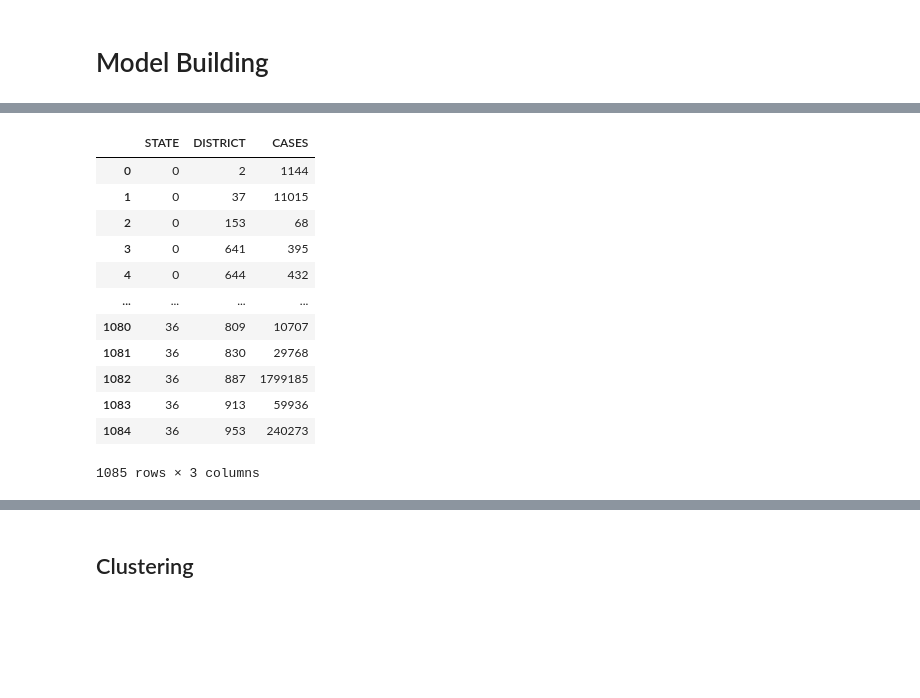
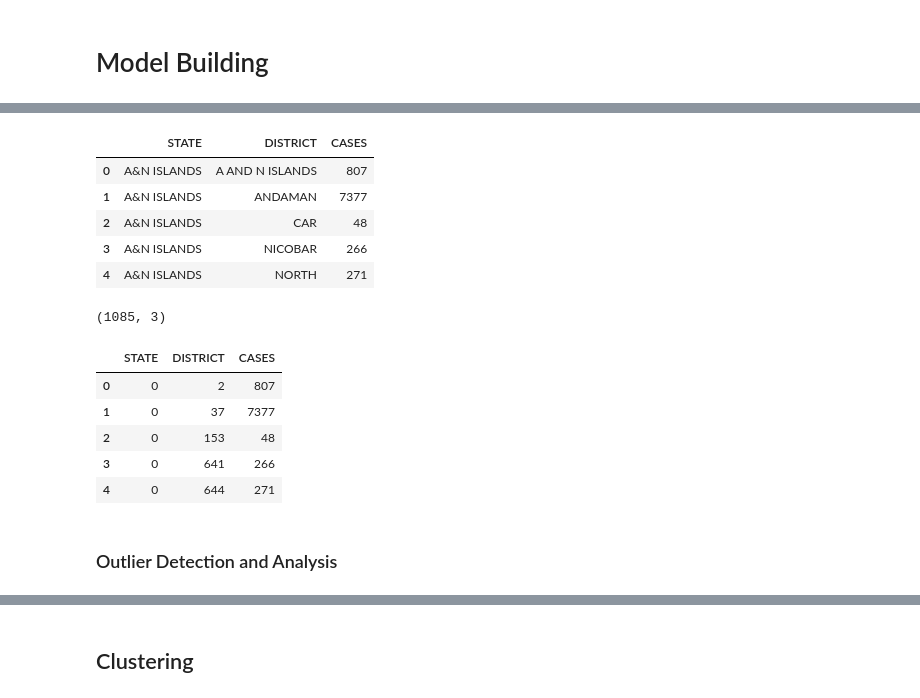
Before and after one commit to Akil-Rajendran/Crime-Data-Analysis-and-Safety-Recommendation, a Jupyter notebook: Project_Work_1_crime.ipynb, the cells around one changed output, grey strips where cells are left out. Drawn from its saved outputs; the diff is of its cells as text; code cells hidden in the pictures; blank space fills up the shorter version.

```diff
--- a/Project_Work_1_crime.ipynb
+++ b/Project_Work_1_crime.ipynb
@@ -94,14 +94,14 @@ print(cbyp_2014.shape)
 (38, 34)
 (39, 82)
 # %%
-x = dw_01_12['YEAR']
-y = dw_01_12['TOTAL IPC CRIMES']
-z = dw_01_12['STATE/UT']
-k = dw_01_12['KIDNAPPING & ABDUCTION']
-fig = plt.figure(figsize = (20, 10))
-plt.bar(x, y, color ='red', width = 0.5)
+# x = dw_01_12['YEAR']
+# y = dw_01_12['TOTAL IPC CRIMES']
+# z = dw_01_12['STATE/UT']
+# k = dw_01_12['KIDNAPPING & ABDUCTION']
+# fig = plt.figure(figsize = (20, 10))
+# plt.bar(x, y, color ='red', width = 0.5)
 
-plt.xlabel("Years")
-plt.ylabel("Crimes")
-plt.title("Crimes as per Year")
-plt.show()
+# plt.xlabel("Years")
+# plt.ylabel("Crimes")
+# plt.title("Crimes as per Year")
+# plt.show()
@@ -513,7 +501,7 @@ district_group.sample(5)
 d = pd.DataFrame()
 d['STATE'] = district_group['STATE/UT']
 d['DISTRICT'] = district_group['DISTRICT']
-d['CASES'] = district_group['TOTAL IPC CRIMES'] + district_group['OTHER IPC CRIMES']
+d['CASES'] = district_group['TOTAL IPC CRIMES']
 d.head()
 # %% [output]
 |  | STATE | DISTRICT | CASES |
@@ -545,21 +513,13 @@ Name: STATE, dtype: int64
-# %%
-from sklearn.preprocessing import LabelEncoder
-le = LabelEncoder()
-d.iloc[:,0] = le.fit_transform(d.iloc[:,0])
-d.iloc[:,1] = le.fit_transform(d.iloc[:,1])
 # %%
-d
+d.head()
 # %% [output]
 |  | STATE | DISTRICT | CASES |
-| 0 | 0 | 2 | 1144 |
-| 1 | 0 | 37 | 11015 |
-| 2 | 0 | 153 | 68 |
-| 3 | 0 | 641 | 395 |
-| 4 | 0 | 644 | 432 |
-| ... | ... | ... | ... |
-| 1080 | 36 | 809 | 10707 |
-| 1081 | 36 | 830 | 29768 |
-| 1082 | 36 | 887 | 1799185 |
-| 1083 | 36 | 913 | 59936 |
-| 1084 | 36 | 953 | 240273 |
+| 0 | A&N ISLANDS | A AND N ISLANDS | 807 |
+| 1 | A&N ISLANDS | ANDAMAN | 7377 |
+| 2 | A&N ISLANDS | CAR | 48 |
+| 3 | A&N ISLANDS | NICOBAR | 266 |
+| 4 | A&N ISLANDS | NORTH | 271 |
-1085 rows × 3 columns
+# %%
+d.shape
+# %% [output]
+(1085, 3)
@@ -565,0 +533,11 @@ d
+# %%
+d.head()
+# %% [output]
+|  | STATE | DISTRICT | CASES |
+| 0 | 0 | 2 | 807 |
+| 1 | 0 | 37 | 7377 |
+| 2 | 0 | 153 | 48 |
+| 3 | 0 | 641 | 266 |
+| 4 | 0 | 644 | 271 |
+# %% [markdown]
+### Outlier Detection and Analysis
```
Also changed, not shown: parts of 151 cells of this notebook.
